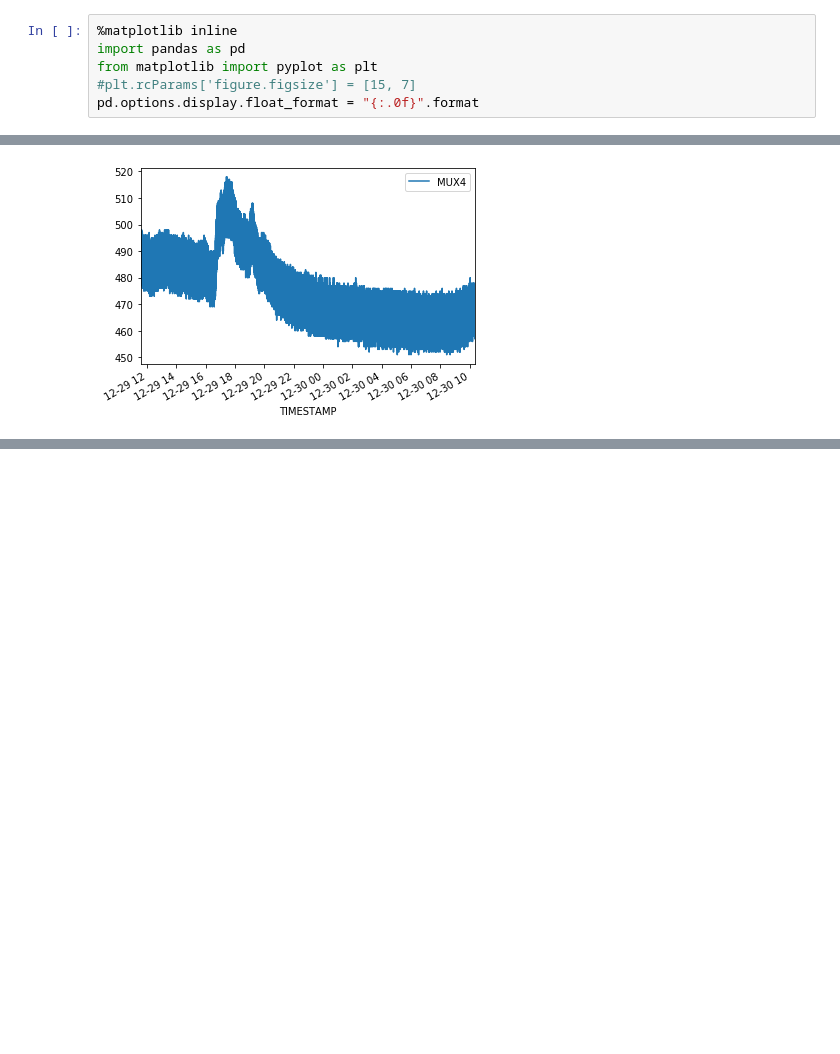
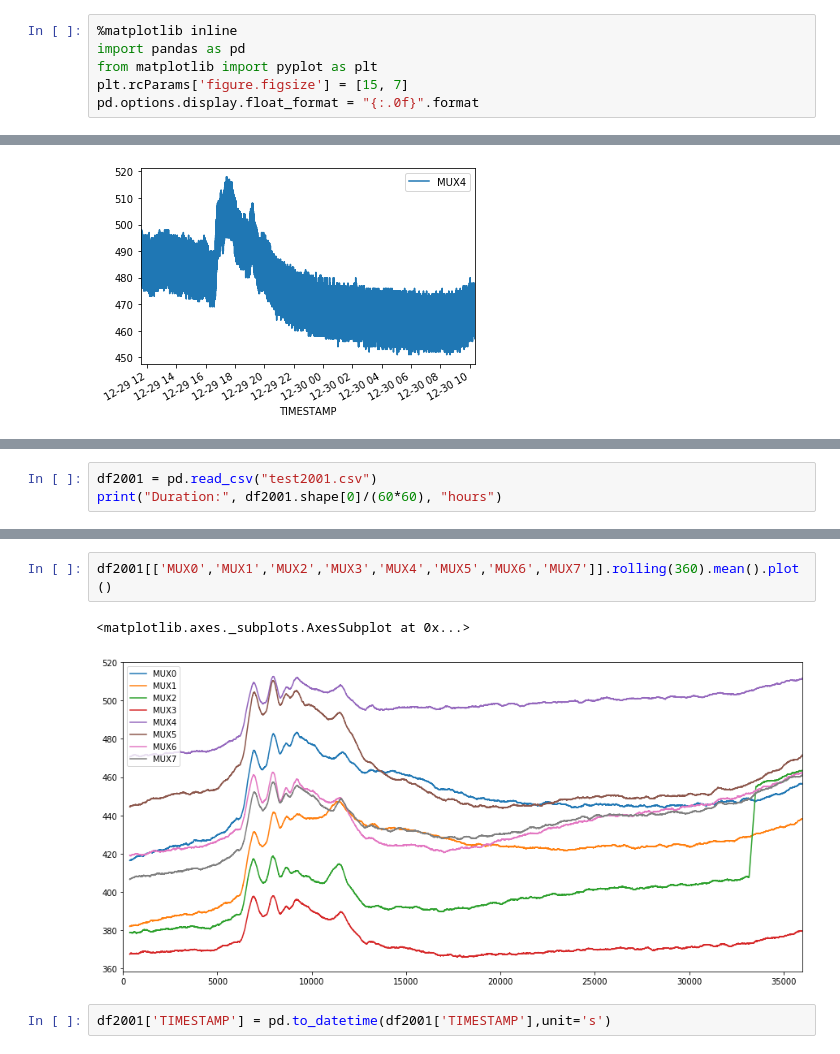
Before and after one commit to mygs/babilonia, a Jupyter notebook: research/mux-capacitive/moisture.ipynb, the cells around one changed output, grey strips where cells are left out. Drawn from its saved outputs; the diff is of its cells as text; blank space fills up the shorter version.

Commit message:
test2001 results

```diff
--- a/research/mux-capacitive/moisture.ipynb
+++ b/research/mux-capacitive/moisture.ipynb
@@ -2,7 +2,7 @@
 %matplotlib inline
 import pandas as pd
 from matplotlib import pyplot as plt
-#plt.rcParams['figure.figsize'] = [15, 7]
+plt.rcParams['figure.figsize'] = [15, 7]
 pd.options.display.float_format = "{:.0f}".format
 # %% [markdown]
 # TEST0001
@@ -339,0 +342,3 @@ df2000.plot(x='TIMESTAMP', y='MUX4')
+# %%
+df2001 = pd.read_csv("test2001.csv")
+print("Duration:", df2001.shape[0]/(60*60), "hours")
@@ -339,0 +359,7 @@ df2000.plot(x='TIMESTAMP', y='MUX4')
+# %%
+df2001[['MUX0','MUX1','MUX2','MUX3','MUX4','MUX5','MUX6','MUX7']].rolling(360).mean().plot()
+# %% [output]
+<matplotlib.axes._subplots.AxesSubplot at 0x...>
+[figure, added]
+# %%
+df2001['TIMESTAMP'] = pd.to_datetime(df2001['TIMESTAMP'],unit='s')
```
Also changed, not shown: parts of 12 cells of this notebook, 2 other files.
